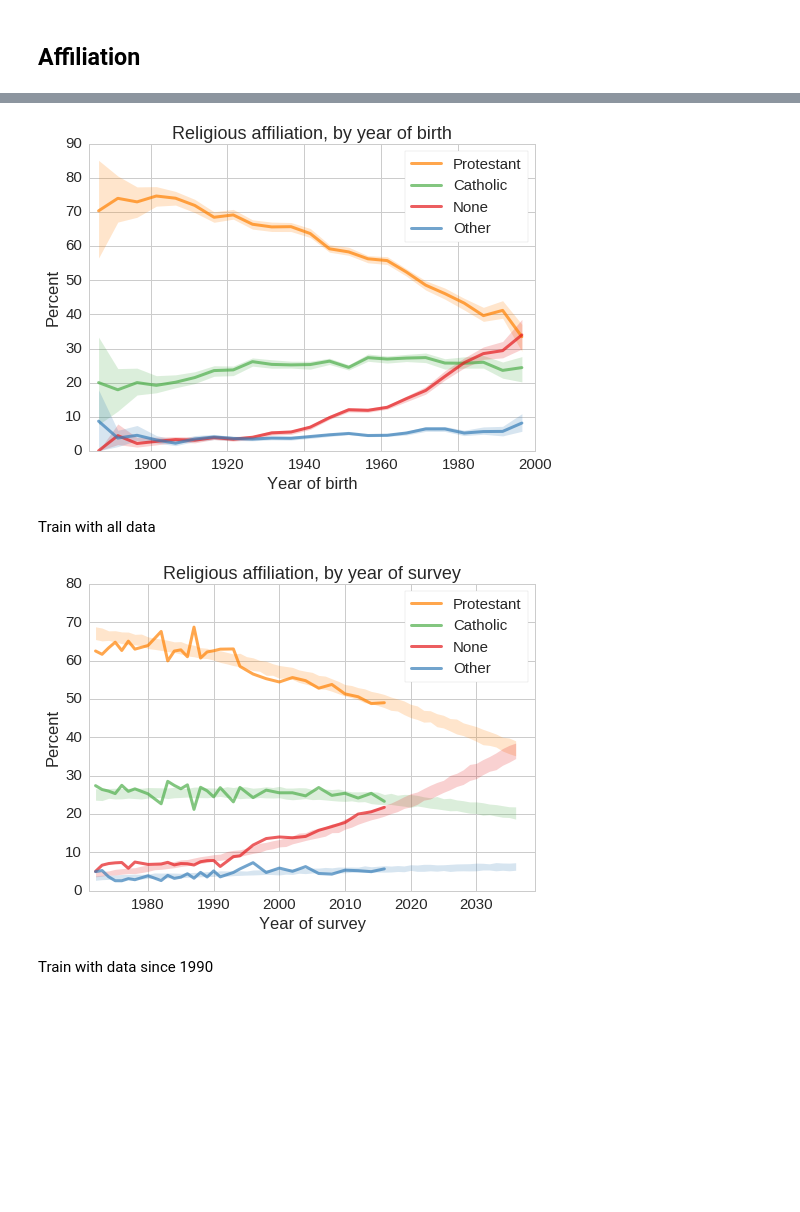
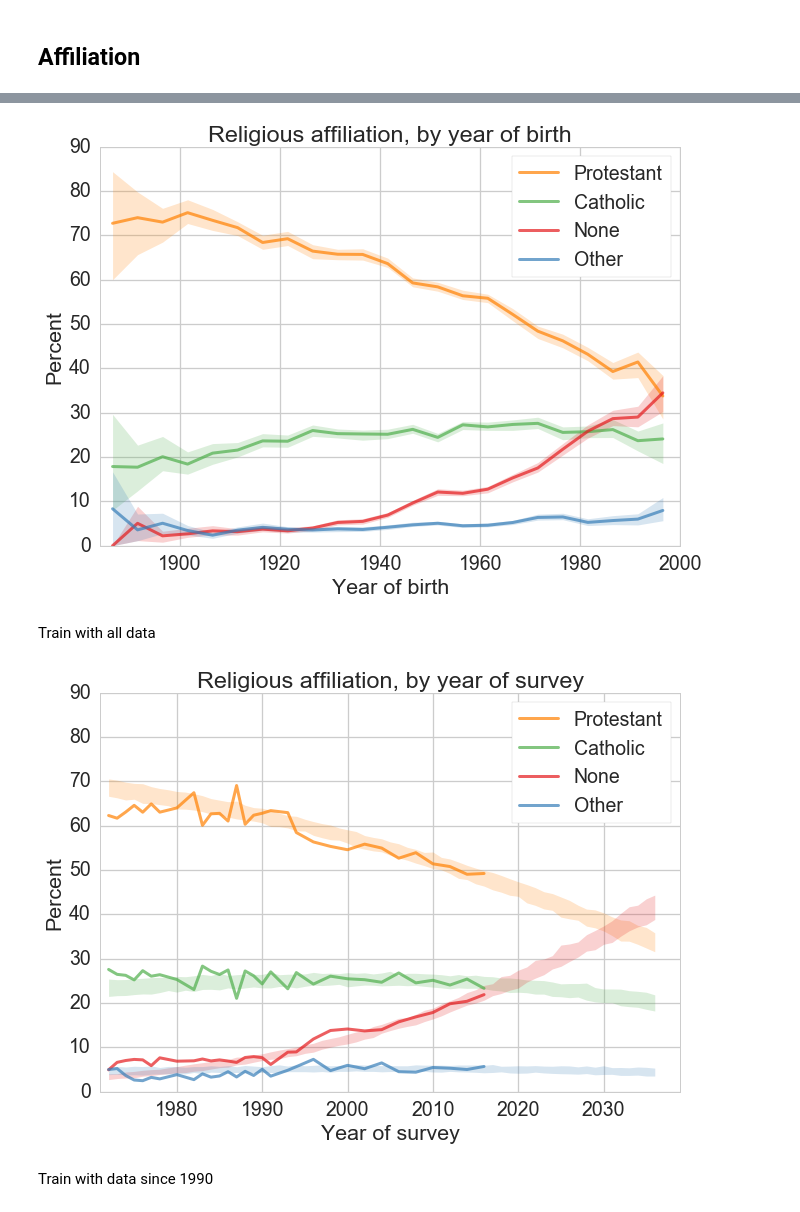
Before and after one commit to AllenDowney/GssReligion, a Jupyter notebook: age_religion.ipynb, the cells around one changed output, grey strips where cells are left out. Saved outputs shown, nothing was run; the diff lists cells and outputs as text; code cells hidden in the pictures; blank space fills up the shorter version.

```diff
--- a/age_religion.ipynb
+++ b/age_religion.ipynb
@@ -20,7 +20,7 @@ import statsmodels.formula.api as smf
 import matplotlib.pyplot as plt
 
 import seaborn as sns
-sns.set(style='whitegrid', font_scale=1.5)
+sns.set(style='whitegrid', font_scale=1.5, context='talk')
 RED, BLUE, GREEN, PURPLE, ORANGE, YELLOW = sns.color_palette('Set1')
 
 from statsmodels.discrete.discrete_model import MNLogit
@@ -880,7 +881,7 @@ thinkplot.config(title='Religious affiliation, by year of birth',
                  xlabel='Year of birth', ylabel='Percent',
                  xlim=[1884, 2000], yim=[0, 90])
 # %% [output]
-[figure, old version]
+[figure, new version]
 # %% [markdown]
 Train with all data
 # %%
@@ -894,14 +895,14 @@ dfs3 = run_model(gss, var, varnames, train_year, years, index, iters=101)
 # %%
 colors = [ORANGE, GREEN, RED, BLUE]
 labels = ['Protestant', 'Catholic', 'None', 'Other']
 nolabels= [None] * 4
 plot_percentiles(dfs3, varnames, colors, nolabels, plot=False)
 plot_percentiles(dfs1, varnames, colors, labels, fill=False)
 thinkplot.config(title='Religious affiliation, by year of survey',
                  xlabel='Year of survey', ylabel='Percent',
-                 xlim=[1971, 2039], ylim=[0, 80])
+                 xlim=[1971, 2039], ylim=[0, 90])
 # %% [output]
-[figure, old version]
+[figure, new version]
 # %% [markdown]
 Train with data since 1990
 # %%
```
Also changed, not shown: parts of 42 cells of this notebook.
